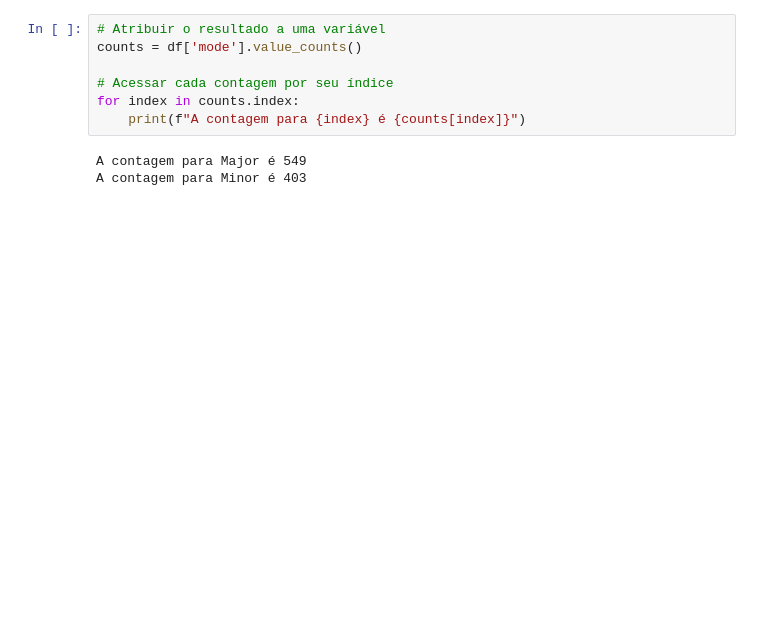
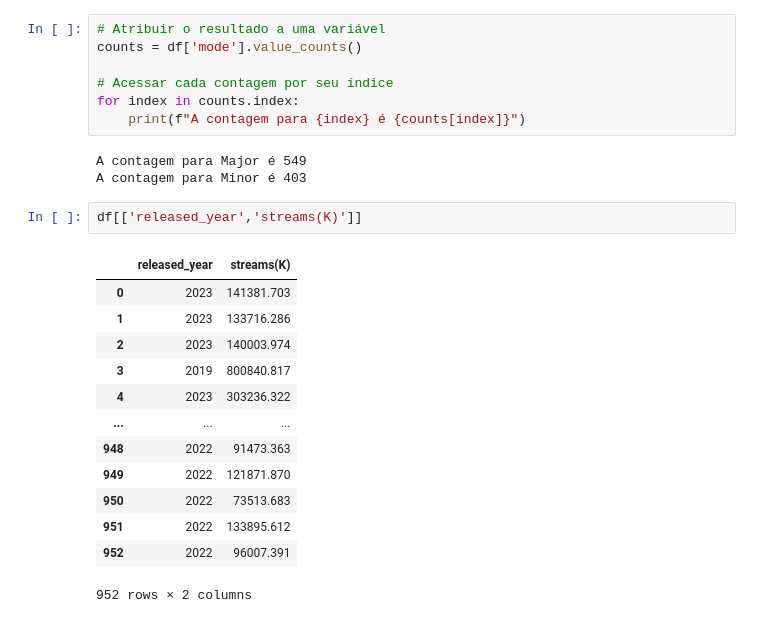
Before and after one commit to Akingzs/Python-Data-Science, a Jupyter notebook: Data Analysis/Spotify/Spotify.ipynb, the cells around one changed output. Drawn from its saved outputs; the diff is of its cells as text; blank space fills up the shorter version.

```diff
--- a/Data Analysis/Spotify/Spotify.ipynb
+++ b/Data Analysis/Spotify/Spotify.ipynb
@@ -139,3 +218,19 @@ for index in counts.index:
 # %% [output]
 A contagem para Major é 549
 A contagem para Minor é 403
+# %%
+df[['released_year','streams(K)']]
+# %% [output]
+|  | released_year | streams(K) |
+| 0 | 2023 | 141381.703 |
+| 1 | 2023 | 133716.286 |
+| 2 | 2023 | 140003.974 |
+| 3 | 2019 | 800840.817 |
+| 4 | 2023 | 303236.322 |
+| ... | ... | ... |
+| 948 | 2022 | 91473.363 |
+| 949 | 2022 | 121871.870 |
+| 950 | 2022 | 73513.683 |
+| 951 | 2022 | 133895.612 |
+| 952 | 2022 | 96007.391 |
+952 rows × 2 columns
```
Also changed, not shown: parts of 25 cells of this notebook.
